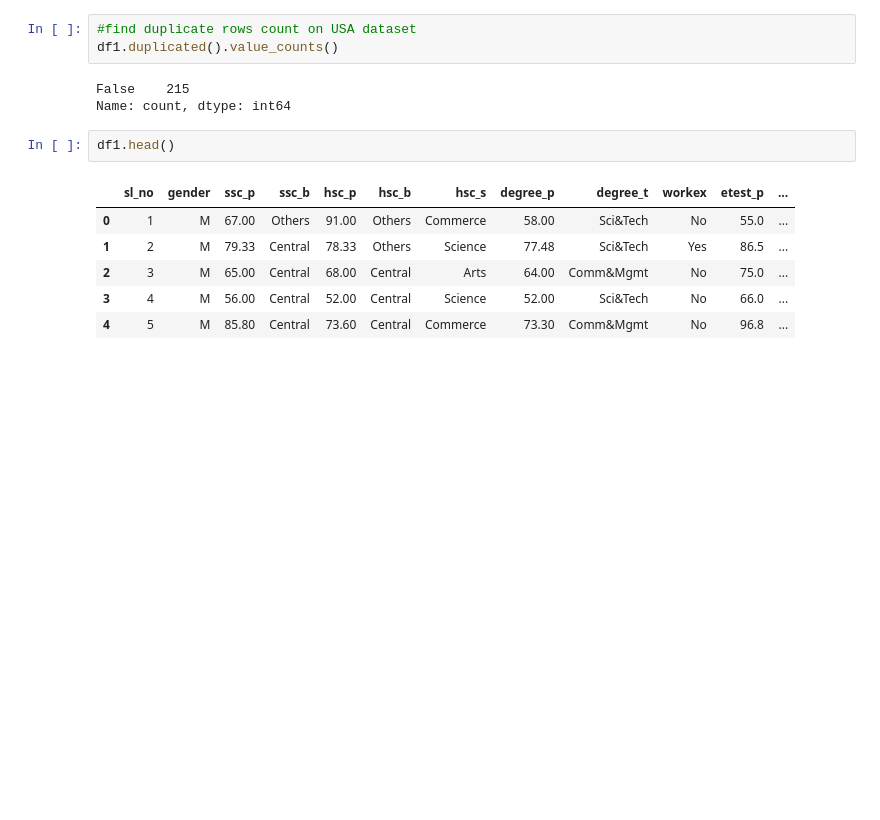
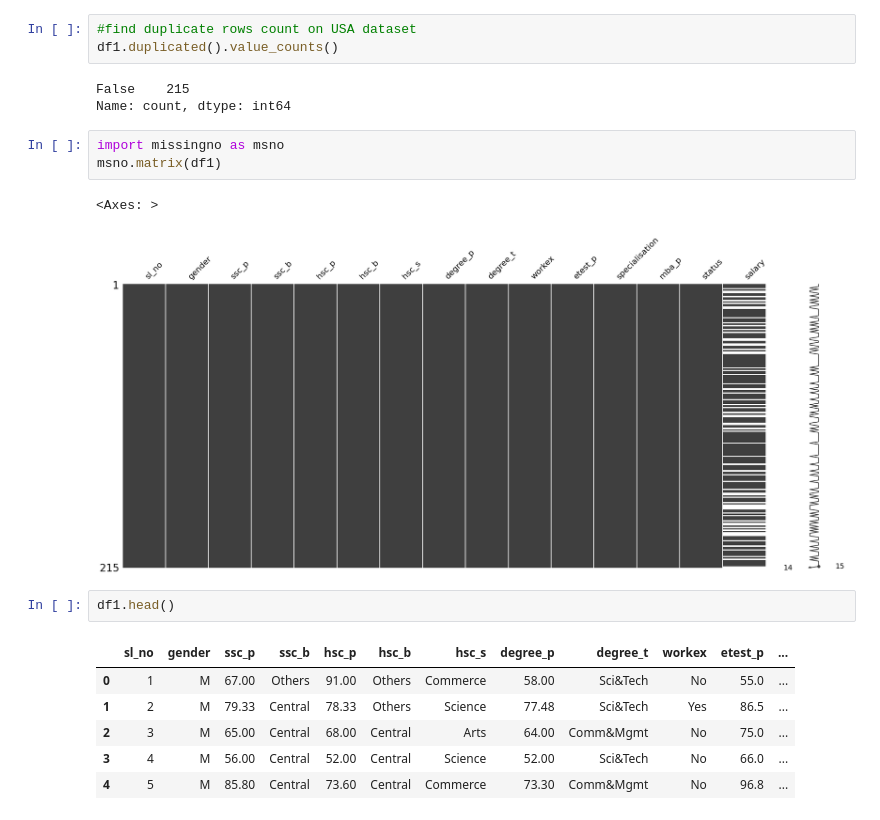
Before and after one commit to ShamindaKanchana/Placement-Insights-Unveiling-Trends-in-Student-Career-Trajectories, a Jupyter notebook: Notebook/unrevealing_trends.ipynb, the cells around one changed output. Cells and saved outputs as stored; diff of their text form; blank space fills up the shorter version.

```diff
--- a/Notebook/unrevealing_trends.ipynb
+++ b/Notebook/unrevealing_trends.ipynb
@@ -82,6 +82,12 @@ df1.duplicated().value_counts()
 # %% [output]
 False    215
 Name: count, dtype: int64
+# %%
+import missingno as msno
+msno.matrix(df1)
+# %% [output]
+<Axes: >
+[figure, added]
 # %%
 df1.head()
 # %% [output]
```
Also changed, not shown: parts of 7 cells of this notebook.
